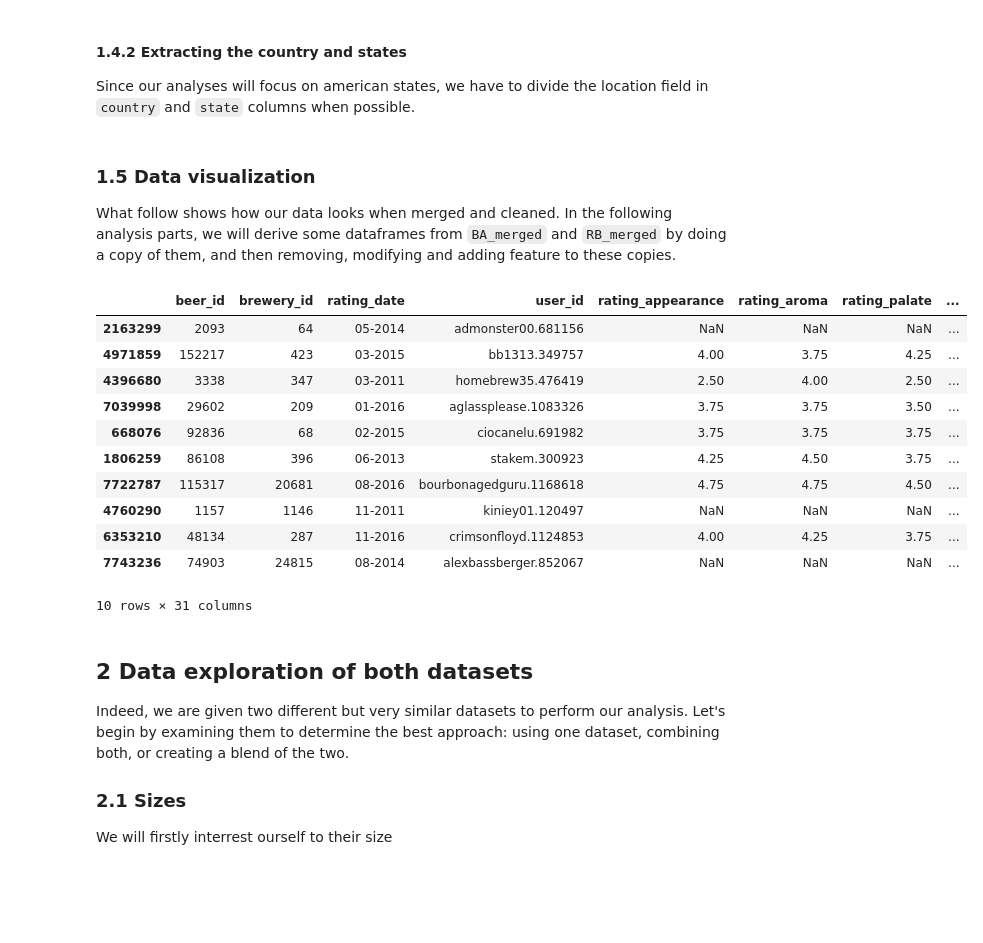
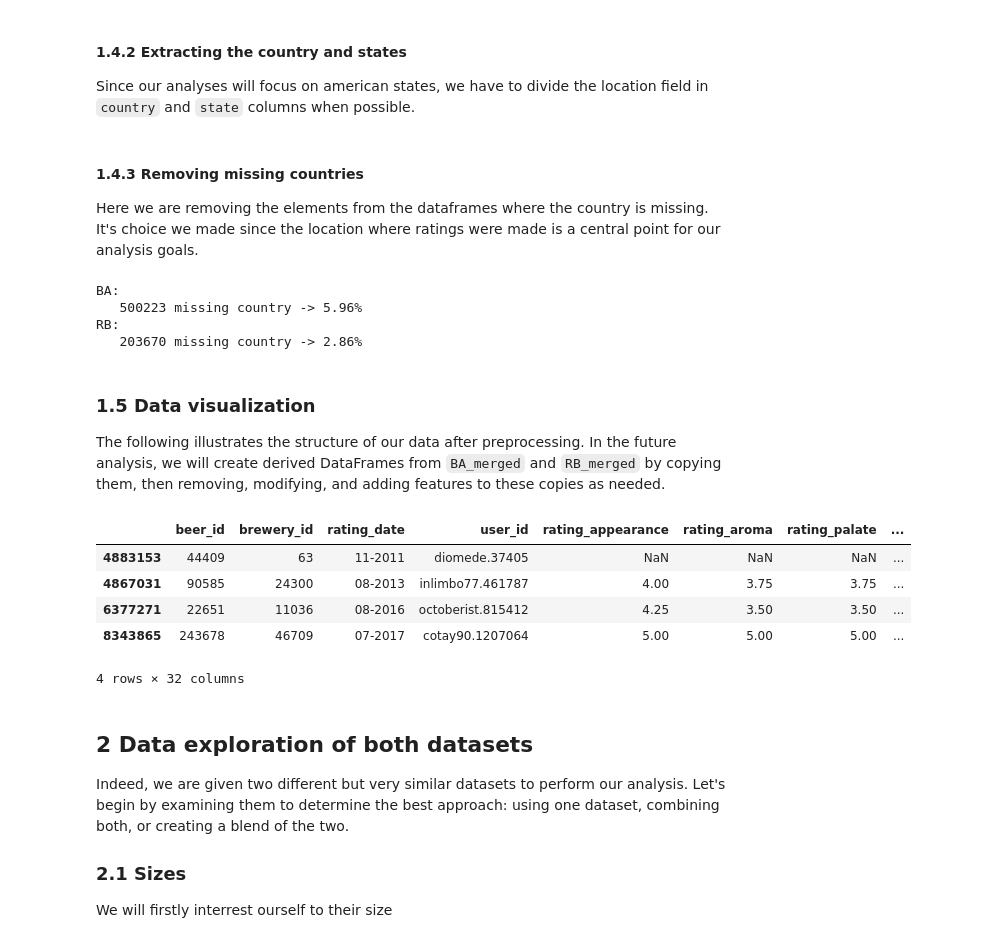
Before and after one commit to epfl-ada/ada-2024-project-casiervert952, a Jupyter notebook: analysis.ipynb, the cells around one changed output. Drawn from its saved outputs; the diff is of its cells as text; code cells hidden in the pictures; blank space fills up the shorter version.

Commit message:
Pushing small correction on analysis.ipynb

````diff
--- a/analysis.ipynb
+++ b/analysis.ipynb
@@ -167,14 +170,12 @@ RB_merged.rename(columns=users_dict, inplace=True)
 
 The format of the date field was initialy the timestamp format, here we convert it in a human readable format. We only keep the month and the year as it's the only element we need for our analyses.
 # %%
-# Changing the format of the date of the two datasets to the format "Day-Month-Year" (the format can easily be changed).
+# Changing the format of the date of the two datasets to the format "Month-Year" (the format can easily be changed).
 BA_cleaned = BA_merged
-BA_cleaned["rating_date"] = pd.to_datetime(BA_cleaned["rating_date"], unit='s')
-BA_cleaned["rating_date"] = BA_cleaned["rating_date"].dt.strftime("%m-%Y")
+BA_cleaned["rating_date"] = pd.to_datetime(BA_cleaned["rating_date"], unit='s').dt.strftime("%m-%Y")
 
 RB_cleaned = RB_merged
-RB_cleaned["rating_date"] = pd.to_datetime(RB_cleaned["rating_date"], unit='s')
-RB_cleaned["rating_date"] = RB_cleaned["rating_date"].dt.strftime("%m-%Y")
+RB_cleaned["rating_date"] = pd.to_datetime(RB_cleaned["rating_date"], unit='s').dt.strftime("%m-%Y")
 # %% [markdown]
 #### 1.4.2 Extracting the country and states
 
@@ -188,28 +189,39 @@ BA_cleaned['user_state'] = split_locations[1].str.strip() if split_locations.sha
 split_locations = RB_cleaned['user_location'].str.split(',', expand=True)
 RB_cleaned['user_country'] = split_locations[0].str.strip()  # Toujours disponible
 RB_cleaned['user_state'] = split_locations[1].str.strip() if split_locations.shape[1] > 1 else None
-
-# Dropping the obsolete "user_location" column.
-BA_cleaned.drop(columns=["user_location"], inplace=True)
-RB_cleaned.drop(columns=["user_location"], inplace=True)
+# %% [markdown]
+#### 1.4.3 Removing missing countries
+
+Here we are removing the elements from the dataframes where the country is missing. It's choice we made since the location where ratings were made is a central point for our analysis goals.
+# %%
+# First we will see what part of the datasets doesn't have the country field filled
+BA_nan_location = BA_cleaned['user_country'].isna()
+print("BA: \n   " + str(BA_nan_location.sum()) + " missing country -> " + str(round(BA_nan_location.mean() * 100, 2)) + "%")
+
+RB_nan_location = RB_cleaned['user_country'].isna()
+print("RB: \n   " + str(RB_nan_location.sum()) + " missing country -> " + str(round(RB_nan_location.mean() * 100, 2)) + "%")
+# %% [output]
+BA:
+   500223 missing country -> 5.96%
+RB:
+   203670 missing country -> 2.86%
+# %%
+# Dropping the element with no country field
+BA_cleaned = BA_cleaned.dropna(subset=['user_country'])
+RB_cleaned = RB_cleaned.dropna(subset=['user_country'])
 # %% [markdown]
 ### 1.5 Data visualization
-What follow shows how our data looks when merged and cleaned. In the following analysis parts, we will derive some dataframes from ```BA_merged``` and ```RB_merged``` by doing a copy of them, and then removing, modifying and adding feature to these copies.
+
+The following illustrates the structure of our data after preprocessing. In the future analysis, we will create derived DataFrames from ```BA_merged``` and ```RB_merged``` by copying them, then removing, modifying, and adding features to these copies as needed.
 # %%
-BA_cleaned.sample(10)
+BA_cleaned.sample(4)
 # %% [output]
 |  | beer_id | brewery_id | rating_date | user_id | rating_appearance | rating_aroma | rating_palate | ... |
-| 2163299 | 2093 | 64 | 05-2014 | admonster00.681156 | NaN | NaN | NaN | ... |
-| 4971859 | 152217 | 423 | 03-2015 | bb1313.349757 | 4.00 | 3.75 | 4.25 | ... |
-| 4396680 | 3338 | 347 | 03-2011 | homebrew35.476419 | 2.50 | 4.00 | 2.50 | ... |
-| 7039998 | 29602 | 209 | 01-2016 | aglassplease.1083326 | 3.75 | 3.75 | 3.50 | ... |
-| 668076 | 92836 | 68 | 02-2015 | ciocanelu.691982 | 3.75 | 3.75 | 3.75 | ... |
-| 1806259 | 86108 | 396 | 06-2013 | stakem.300923 | 4.25 | 4.50 | 3.75 | ... |
-| 7722787 | 115317 | 20681 | 08-2016 | bourbonagedguru.1168618 | 4.75 | 4.75 | 4.50 | ... |
-| 4760290 | 1157 | 1146 | 11-2011 | kiniey01.120497 | NaN | NaN | NaN | ... |
-| 6353210 | 48134 | 287 | 11-2016 | crimsonfloyd.1124853 | 4.00 | 4.25 | 3.75 | ... |
-| 7743236 | 74903 | 24815 | 08-2014 | alexbassberger.852067 | NaN | NaN | NaN | ... |
+| 4883153 | 44409 | 63 | 11-2011 | diomede.37405 | NaN | NaN | NaN | ... |
+| 4867031 | 90585 | 24300 | 08-2013 | inlimbo77.461787 | 4.00 | 3.75 | 3.75 | ... |
+| 6377271 | 22651 | 11036 | 08-2016 | octoberist.815412 | 4.25 | 3.50 | 3.50 | ... |
+| 8343865 | 243678 | 46709 | 07-2017 | cotay90.1207064 | 5.00 | 5.00 | 5.00 | ... |
-10 rows × 31 columns
+4 rows × 32 columns
 # %% [markdown]
 ## 2 Data exploration of both datasets
 
````
Also changed, not shown: parts of 11 cells of this notebook, 1 other file.
